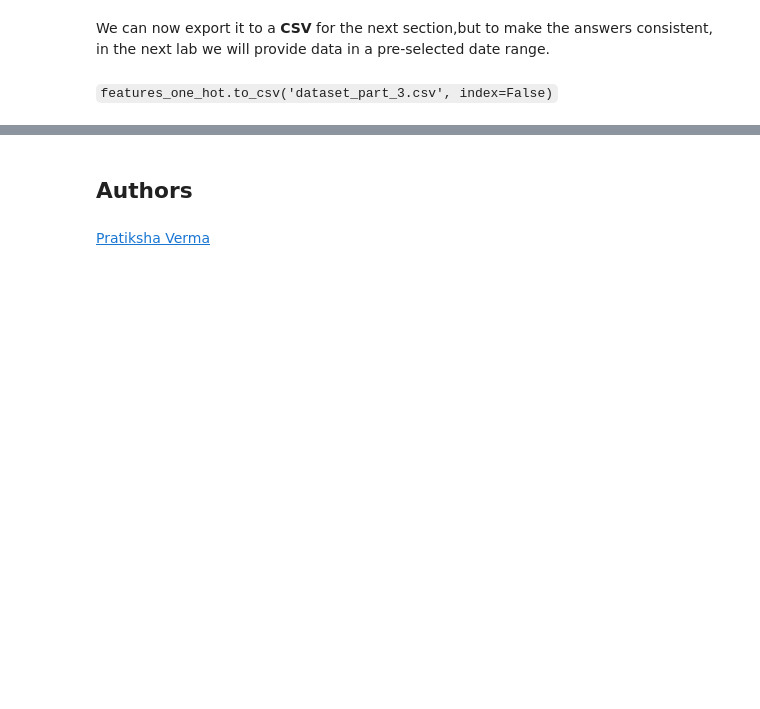
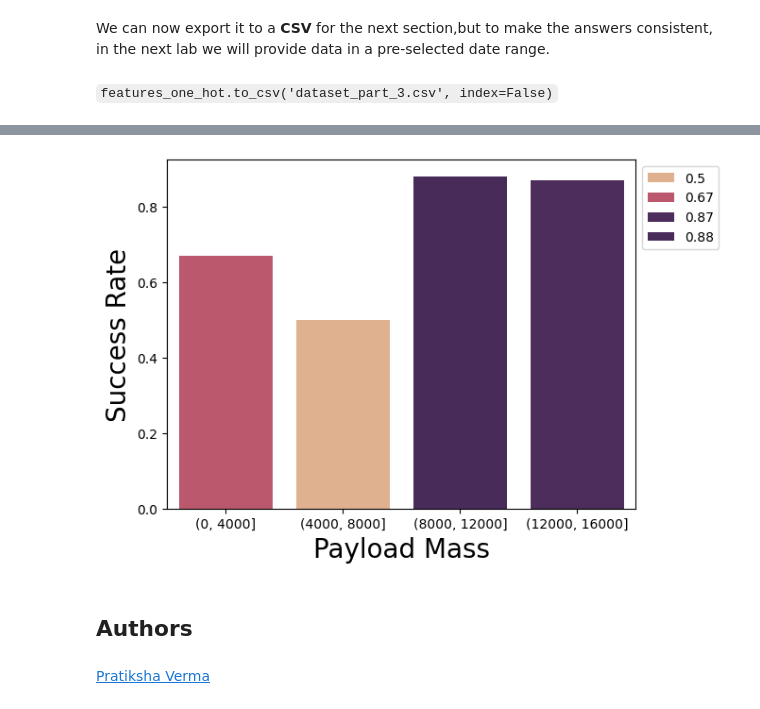
Before and after one commit to danieljirausch/ibm-data-science, a Jupyter notebook: 2-2-jupyter-labs-eda-dataviz.ipynb.jupyterlite.ipynb, the cells around one changed output, grey strips where cells are left out. Saved outputs shown, nothing was run; the diff lists cells and outputs as text; code cells hidden in the pictures; blank space fills up the shorter version.

```diff
--- a/2-2-jupyter-labs-eda-dataviz.ipynb.jupyterlite.ipynb
+++ b/2-2-jupyter-labs-eda-dataviz.ipynb.jupyterlite.ipynb
@@ -266,3 +276,14 @@ features_one_hot.to_csv('dataset_part_3.csv', index=False)
+# %%
+bins = pd.cut(df["PayloadMass"],np.arange(0,16001,4000))
+#df.groupby(bins).agg({"Temperature": "mean", "Time": list})
+df_mass_group = df.groupby(bins,as_index=True).mean().round(2)
+sns.barplot(data=df_mass_group, x=df_mass_group.index, y='Class', palette='flare', hue='Class')
+plt.xlabel("Payload Mass",fontsize=20)
+plt.ylabel("Success Rate",fontsize=20)
+plt.legend(loc='upper left', bbox_to_anchor=(1, 1))
+plt.show()
+# %% [output]
+[figure, added]
 # %% [markdown]
 ## Authors
 # %% [markdown]
```
Also changed, not shown: parts of 4 cells of this notebook.
